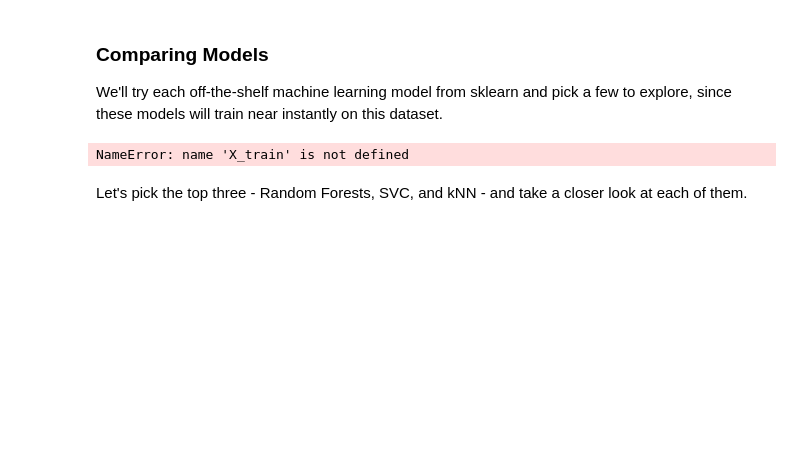
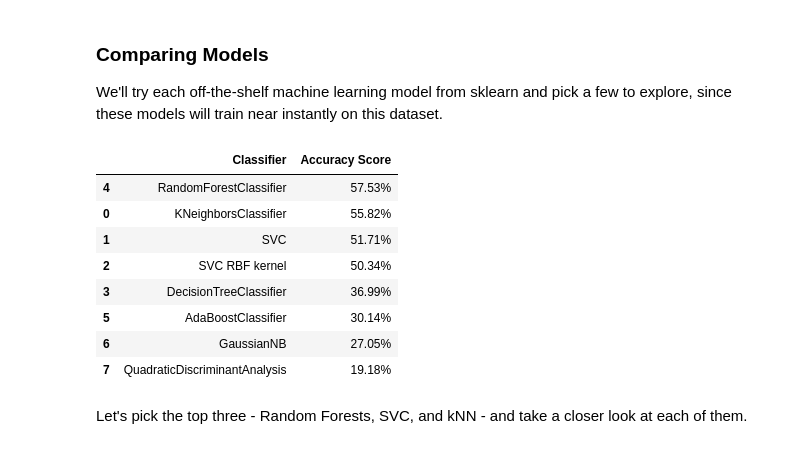
Before and after one commit to chrisangelothomas/Week3-ClassicML, a Jupyter notebook: Week_3_MachineLearning.ipynb, the cells around one changed output. Drawn from its saved outputs; the diff is of its cells as text; code cells hidden in the pictures; blank space fills up the shorter version.

```diff
--- a/Week_3_MachineLearning.ipynb
+++ b/Week_3_MachineLearning.ipynb
@@ -427,33 +428,41 @@ We'll try each off-the-shelf machine learning model from sklearn and pick a few
 # %%
 from sklearn.neighbors import KNeighborsClassifier
 from sklearn.svm import SVC
 from sklearn.tree import DecisionTreeClassifier
 from sklearn.ensemble import RandomForestClassifier, AdaBoostClassifier
 from sklearn.naive_bayes import GaussianNB
 from sklearn.discriminant_analysis import QuadraticDiscriminantAnalysis
 
 classification_models = [
     KNeighborsClassifier(),#(3),
     SVC(kernel='linear'),#, C=0.025),
     SVC(kernel='rbf'),
     DecisionTreeClassifier(),#max_depth=5),
     RandomForestClassifier(),#max_depth=5, n_estimators=10, max_features=1),
     AdaBoostClassifier(),
     GaussianNB(),
     QuadraticDiscriminantAnalysis()]
 
 scores = []
 for model in classification_models:
-    model.fit(X_train, y_train)
-    score = model.score(X_test, y_test)
+    model.fit(X_train_minmax, y_train)
+    score = model.score(X_test_minmax, y_test)
     model_name = type(model).__name__
     if model_name=='SVC' and model.kernel=='rbf': model_name+=' RBF kernel'
     scores.append((model_name,(f'{100*score:.2f}%')))
 # Make it pretty
 scores_df = pd.DataFrame(scores,columns=['Classifier','Accuracy Score'])
 scores_df.sort_values(by='Accuracy Score',axis=0,ascending=False)
 # %% [output]
-NameError: name 'X_train' is not defined
+|  | Classifier | Accuracy Score |
+| 4 | RandomForestClassifier | 57.53% |
+| 0 | KNeighborsClassifier | 55.82% |
+| 1 | SVC | 51.71% |
+| 2 | SVC RBF kernel | 50.34% |
+| 3 | DecisionTreeClassifier | 36.99% |
+| 5 | AdaBoostClassifier | 30.14% |
+| 6 | GaussianNB | 27.05% |
+| 7 | QuadraticDiscriminantAnalysis | 19.18% |
 # %% [markdown]
 Let's pick the top three - Random Forests, SVC, and kNN - and take a closer look at each of them.
 # %% [markdown]
```
Also changed, not shown: parts of 2 cells of this notebook.
